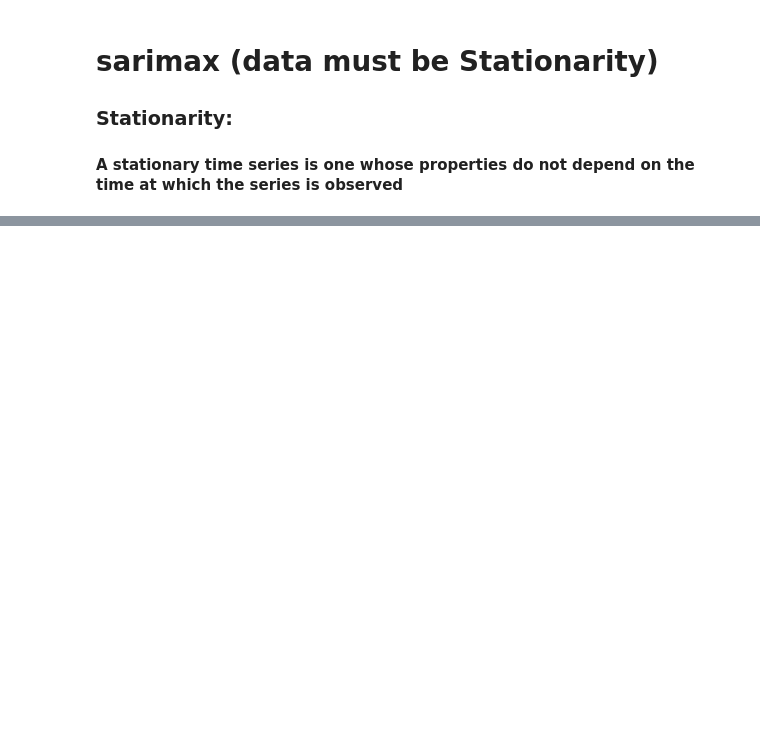
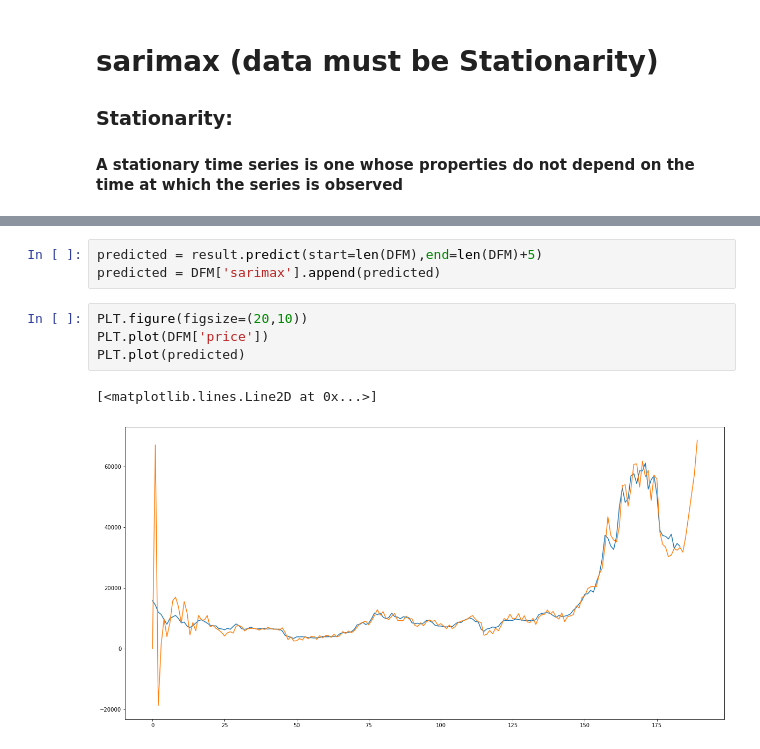
Before and after one commit to w74anheda/AI, a Jupyter notebook: app/learn/08-time series/Untitled.ipynb, the cells around one changed output, grey strips where cells are left out. Cells and saved outputs as stored; diff of their text form; blank space fills up the shorter version.

```diff
--- a/app/learn/08-time series/Untitled.ipynb
+++ b/app/learn/08-time series/Untitled.ipynb
@@ -171,0 +119,10 @@ PLT.plot(DF['date'],DF['sarimax'])
+# %%
+predicted = result.predict(start=len(DFM),end=len(DFM)+5)
+predicted = DFM['sarimax'].append(predicted)
+# %%
+PLT.figure(figsize=(20,10))
+PLT.plot(DFM['price'])
+PLT.plot(predicted)
+# %% [output]
+[<matplotlib.lines.Line2D at 0x...>]
+[figure, added]
```
Also changed, not shown: parts of 15 cells of this notebook, 3 other files.
